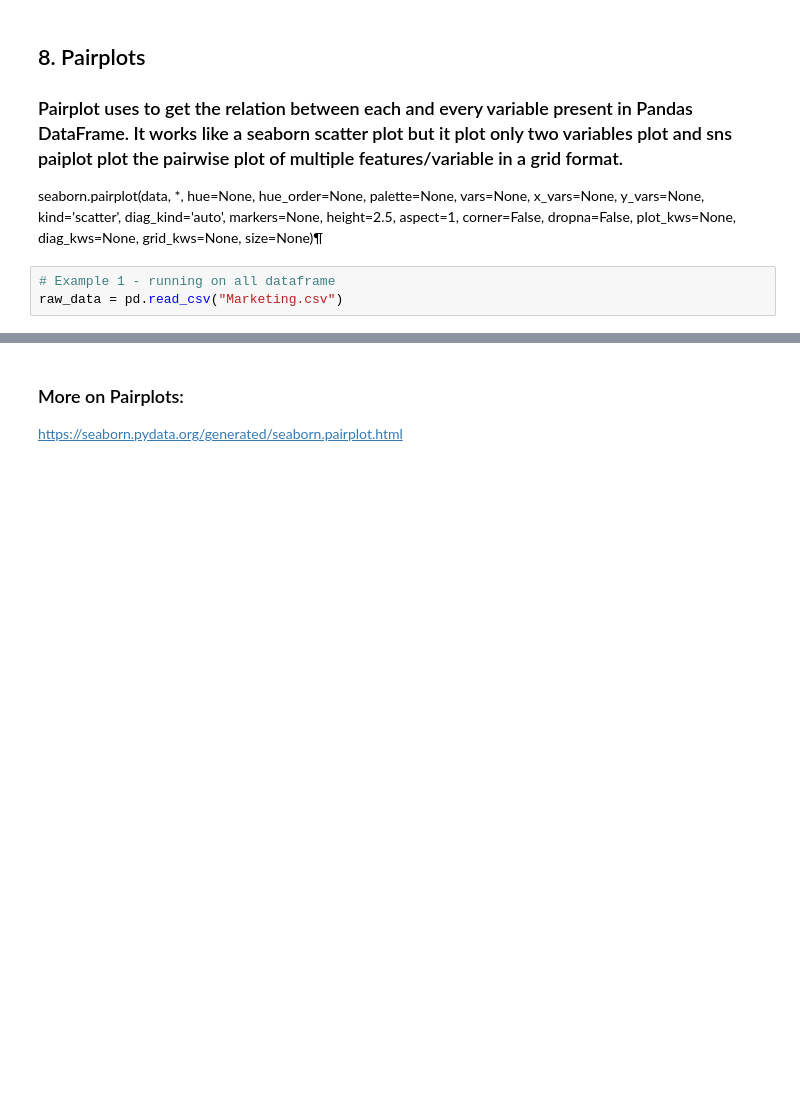
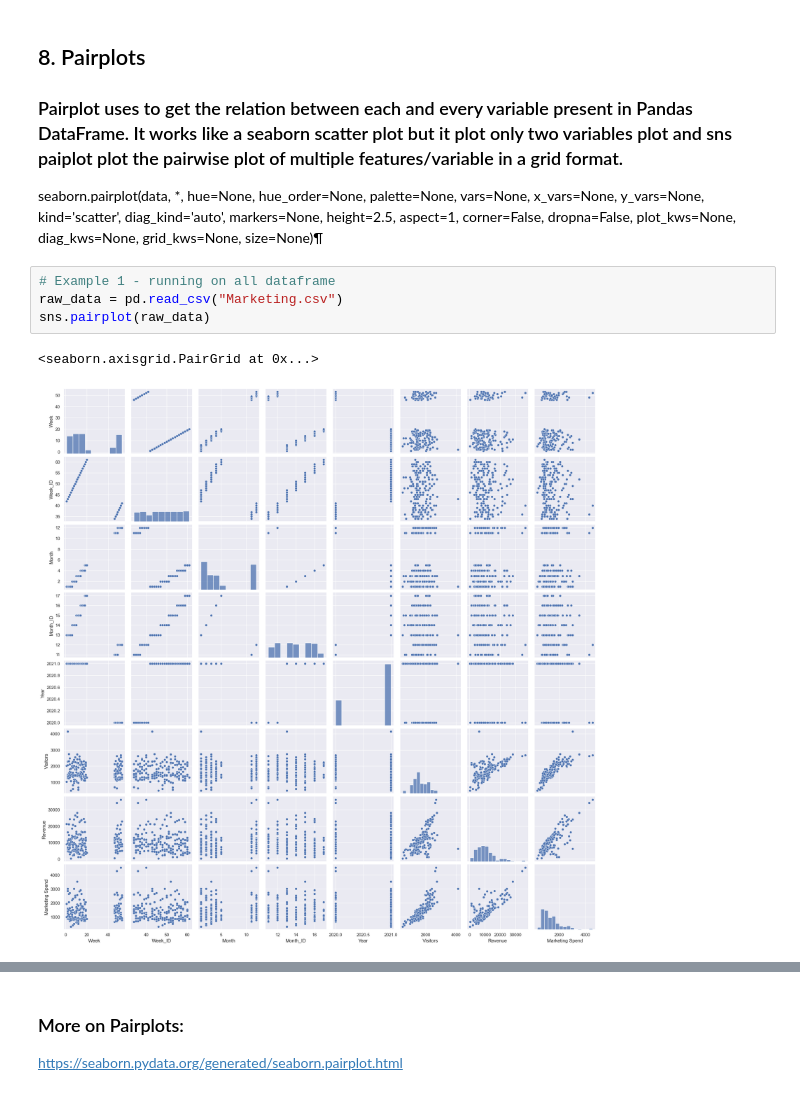
Before and after one commit to Iingxaki/DS160-Seaborn, a Jupyter notebook: Seaborn_ClassNB.ipynb, the cells around one changed output, grey strips where cells are left out. Saved outputs shown, nothing was run; the diff lists cells and outputs as text; blank space fills up the shorter version.

Commit message:
everything included
(including heatmaps, jointplot, pairplot)

```diff
--- a/Seaborn_ClassNB.ipynb
+++ b/Seaborn_ClassNB.ipynb
@@ -389,5 +389,9 @@ seaborn.pairplot(data, *, hue=None, hue_order=None, palette=None, vars=None, x_v
 # %%
 # Example 1 - running on all dataframe
 raw_data = pd.read_csv("Marketing.csv")
+sns.pairplot(raw_data)
+# %% [output]
+<seaborn.axisgrid.PairGrid at 0x...>
+[figure, added]
 # %%
 # Example 2 - running on specific columns - adding hue
```
Also changed, not shown: parts of 11 cells of this notebook.
